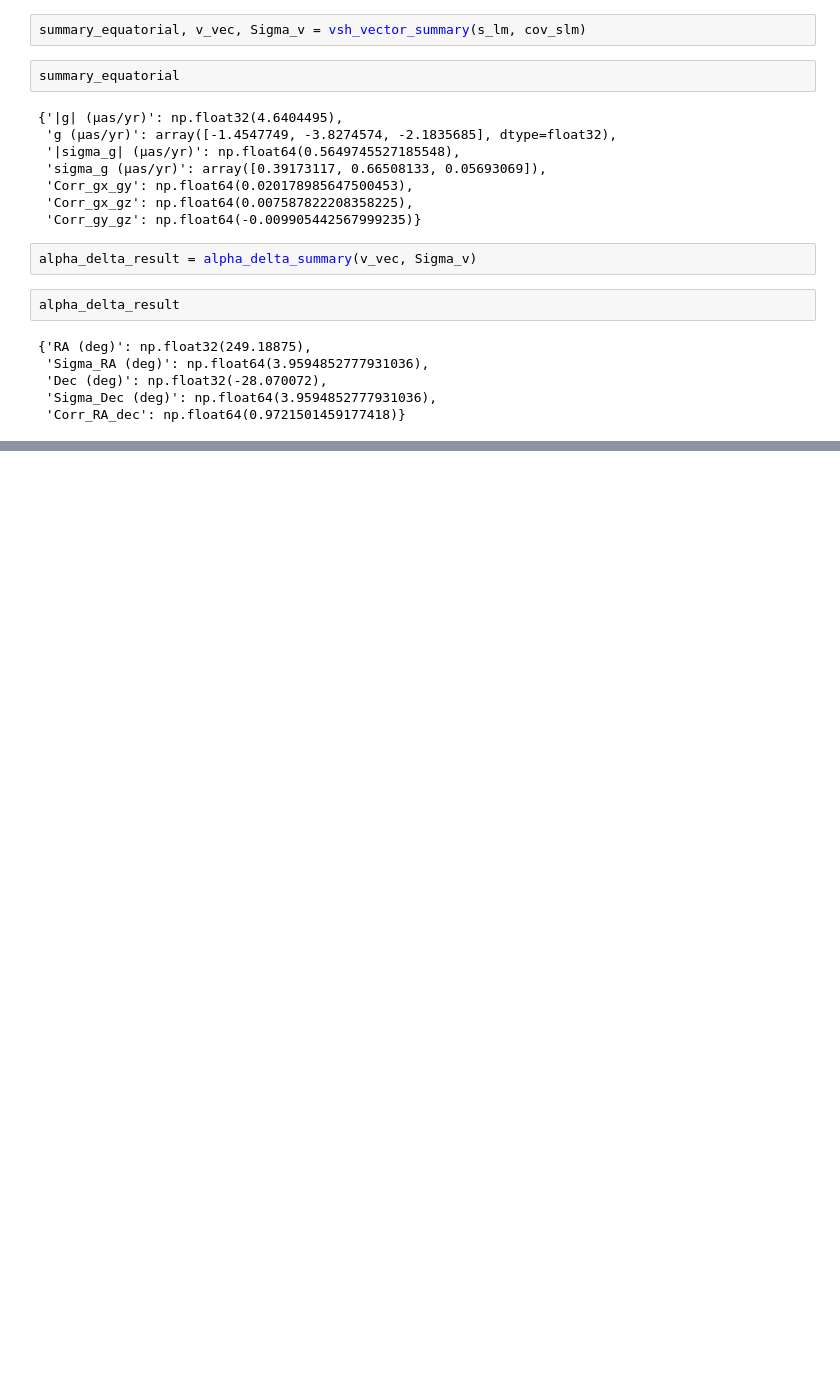
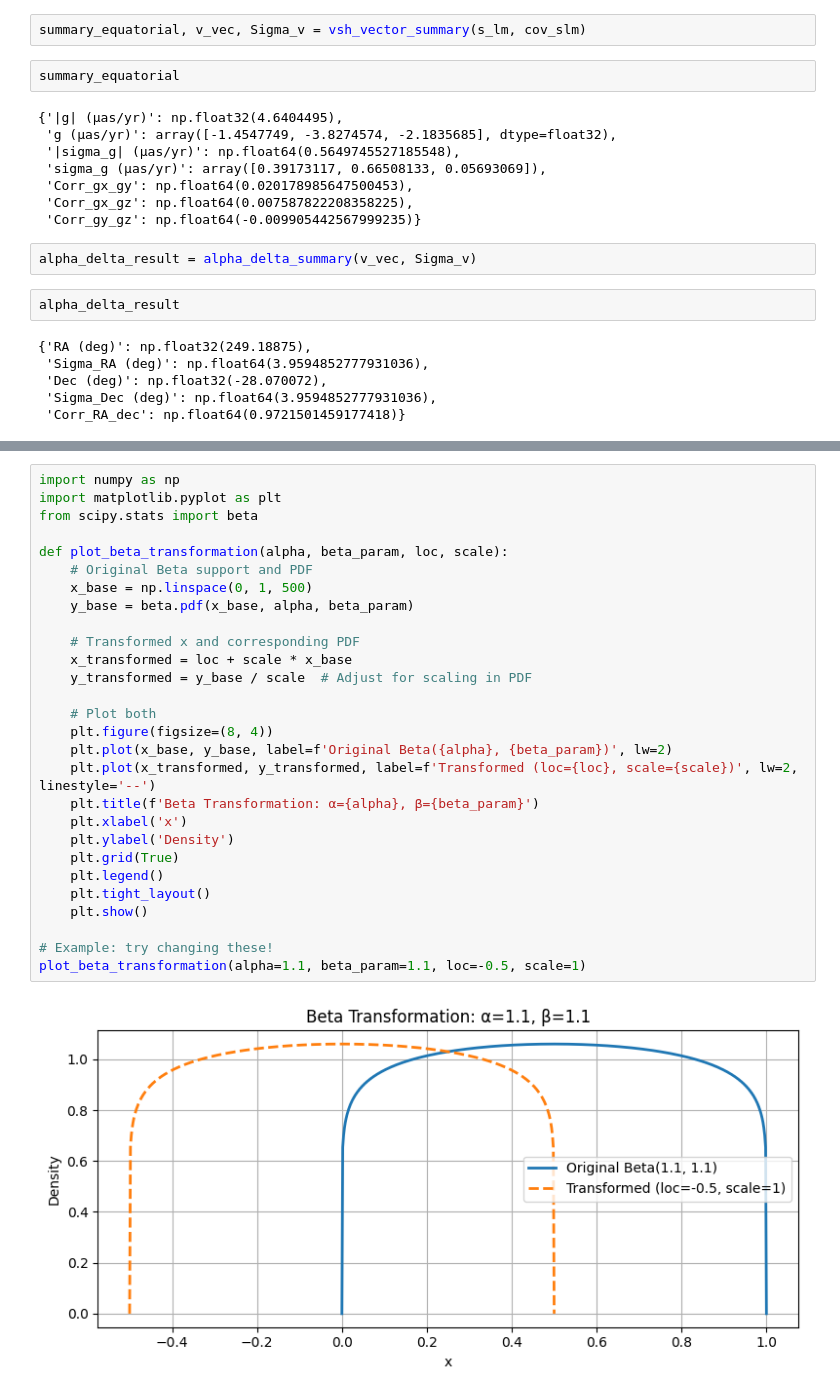
Before and after one commit to MatteoMancini01/Gaia_EDR3, a Jupyter notebook: HMC_experiment.ipynb, the cells around one changed output, grey strips where cells are left out. Cells and saved outputs as stored; diff of their text form; blank space fills up the shorter version.

```diff
--- a/HMC_experiment.ipynb
+++ b/HMC_experiment.ipynb
@@ -148,0 +238,30 @@ alpha_delta_result
+# %%
+import numpy as np
+import matplotlib.pyplot as plt
+from scipy.stats import beta
+
+def plot_beta_transformation(alpha, beta_param, loc, scale):
+    # Original Beta support and PDF
+    x_base = np.linspace(0, 1, 500)
+    y_base = beta.pdf(x_base, alpha, beta_param)
+
+    # Transformed x and corresponding PDF
+    x_transformed = loc + scale * x_base
+    y_transformed = y_base / scale  # Adjust for scaling in PDF
+
+    # Plot both
+    plt.figure(figsize=(8, 4))
+    plt.plot(x_base, y_base, label=f'Original Beta({alpha}, {beta_param})', lw=2)
+    plt.plot(x_transformed, y_transformed, label=f'Transformed (loc={loc}, scale={scale})', lw=2, linestyle='--')
+    plt.title(f'Beta Transformation: α={alpha}, β={beta_param}')
+    plt.xlabel('x')
+    plt.ylabel('Density')
+    plt.grid(True)
+    plt.legend()
+    plt.tight_layout()
+    plt.show()
+
+# Example: try changing these!
+plot_beta_transformation(alpha=1.1, beta_param=1.1, loc=-0.5, scale=1)
+# %% [output]
+[figure, added]
```
Also changed, not shown: parts of 20 cells of this notebook, 18 other files.
